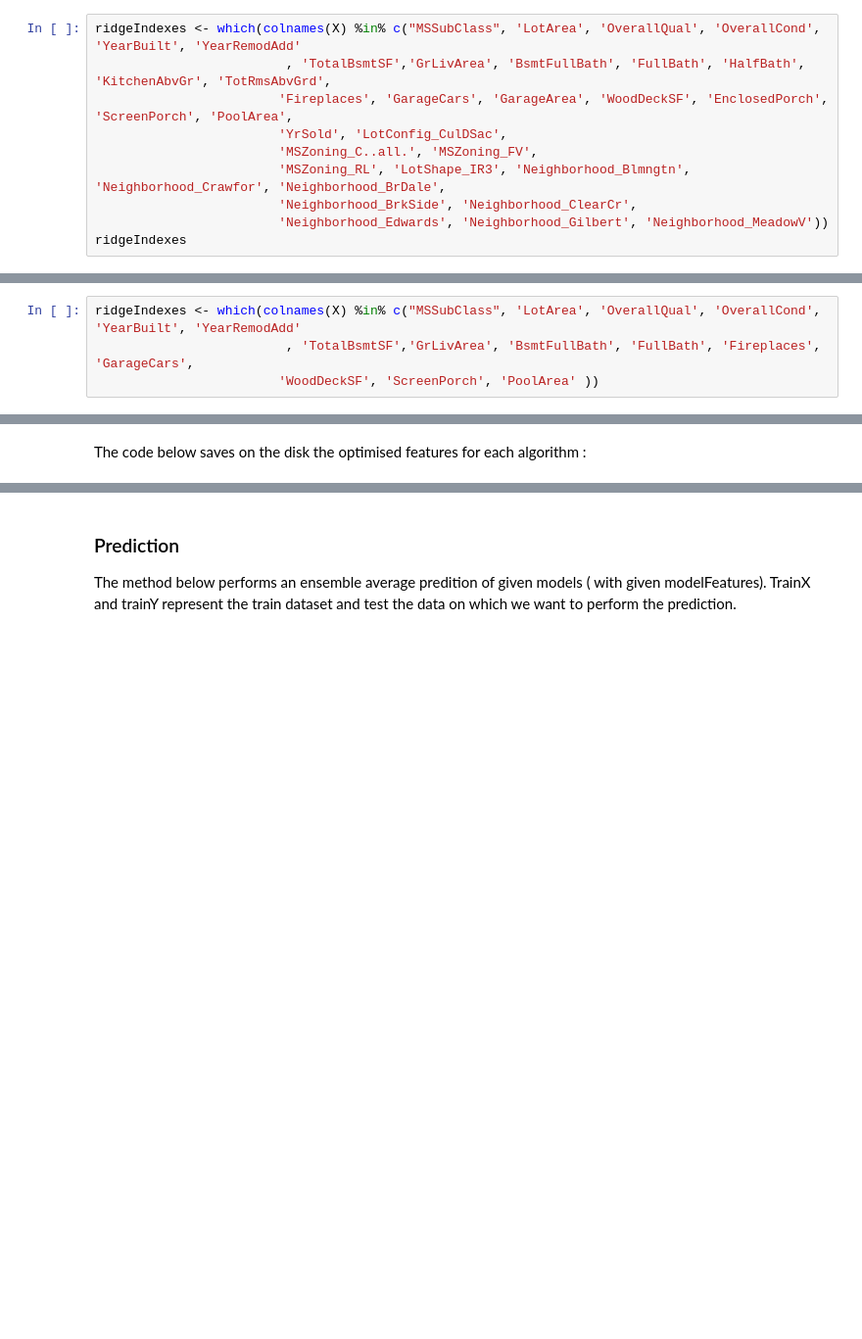
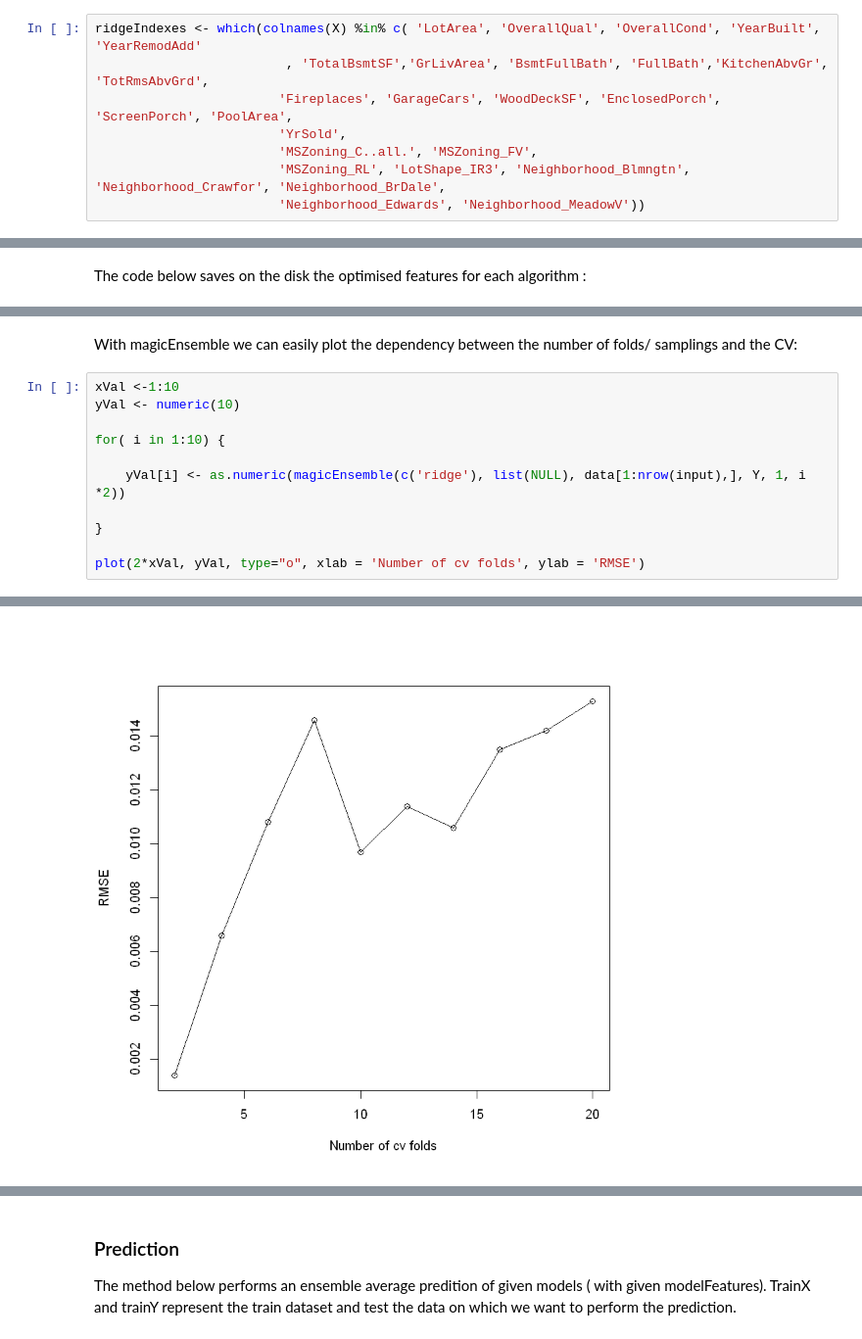
Before and after one commit to ciortanmadalina/BioinfoSem2, a Jupyter notebook: ml/homework.ipynb, the cells around one changed output, grey strips where cells are left out. Shown at 98% size. Cells and saved outputs as stored; diff of their text form; blank space fills up the shorter version.

```diff
--- a/ml/homework.ipynb
+++ b/ml/homework.ipynb
@@ -1808,12 +1804,10 @@ Ridge parameter: 0.01848588, chosen automatically, computed using 36 PCs
 
 Degrees of freedom: model 48.36 , variance 46.83 , residual 49.89
 # %%
-ridgeIndexes <- which(colnames(X) %in% c("MSSubClass", 'LotArea', 'OverallQual', 'OverallCond', 'YearBuilt', 'YearRemodAdd'
-                         , 'TotalBsmtSF','GrLivArea', 'BsmtFullBath', 'FullBath', 'HalfBath', 'KitchenAbvGr', 'TotRmsAbvGrd',
-                        'Fireplaces', 'GarageCars', 'GarageArea', 'WoodDeckSF', 'EnclosedPorch', 'ScreenPorch', 'PoolArea',
-                        'YrSold', 'LotConfig_CulDSac',
+ridgeIndexes <- which(colnames(X) %in% c( 'LotArea', 'OverallQual', 'OverallCond', 'YearBuilt', 'YearRemodAdd'
+                         , 'TotalBsmtSF','GrLivArea', 'BsmtFullBath', 'FullBath','KitchenAbvGr', 'TotRmsAbvGrd',
+                        'Fireplaces', 'GarageCars', 'WoodDeckSF', 'EnclosedPorch', 'ScreenPorch', 'PoolArea',
+                        'YrSold',
                         'MSZoning_C..all.', 'MSZoning_FV',
                         'MSZoning_RL', 'LotShape_IR3', 'Neighborhood_Blmngtn', 'Neighborhood_Crawfor', 'Neighborhood_BrDale',
-                        'Neighborhood_BrkSide', 'Neighborhood_ClearCr',
-                        'Neighborhood_Edwards', 'Neighborhood_Gilbert', 'Neighborhood_MeadowV'))
-ridgeIndexes
+                        'Neighborhood_Edwards', 'Neighborhood_MeadowV'))
@@ -1823,5 +1814 @@ ridgeIndexes
-# %%
-ridgeIndexes <- which(colnames(X) %in% c("MSSubClass", 'LotArea', 'OverallQual', 'OverallCond', 'YearBuilt', 'YearRemodAdd'
-                         , 'TotalBsmtSF','GrLivArea', 'BsmtFullBath', 'FullBath', 'Fireplaces', 'GarageCars',
-                        'WoodDeckSF', 'ScreenPorch', 'PoolArea' ))
 # %%
@@ -1933,0 +1884,14 @@ ensembleSimpleAverage(c('svm', 'nnet', 'rpart', 'lm'), list(svmIndexes,nnetIndex
+# %% [markdown]
+With magicEnsemble we can easily plot the dependency between the number of folds/ samplings and the CV:
+# %%
+xVal <-1:10
+yVal <- numeric(10)
+
+for( i in 1:10) {
+
+    yVal[i] <- as.numeric(magicEnsemble(c('ridge'), list(NULL), data[1:nrow(input),], Y, 1, i *2))
+
+}
+
+plot(2*xVal, yVal, type="o", xlab = 'Number of cv folds', ylab = 'RMSE')
+# %% [output]
@@ -1933,0 +1908 @@ ensembleSimpleAverage(c('svm', 'nnet', 'rpart', 'lm'), list(svmIndexes,nnetIndex
+[figure, added]
```
Also changed, not shown: parts of 70 cells of this notebook.
